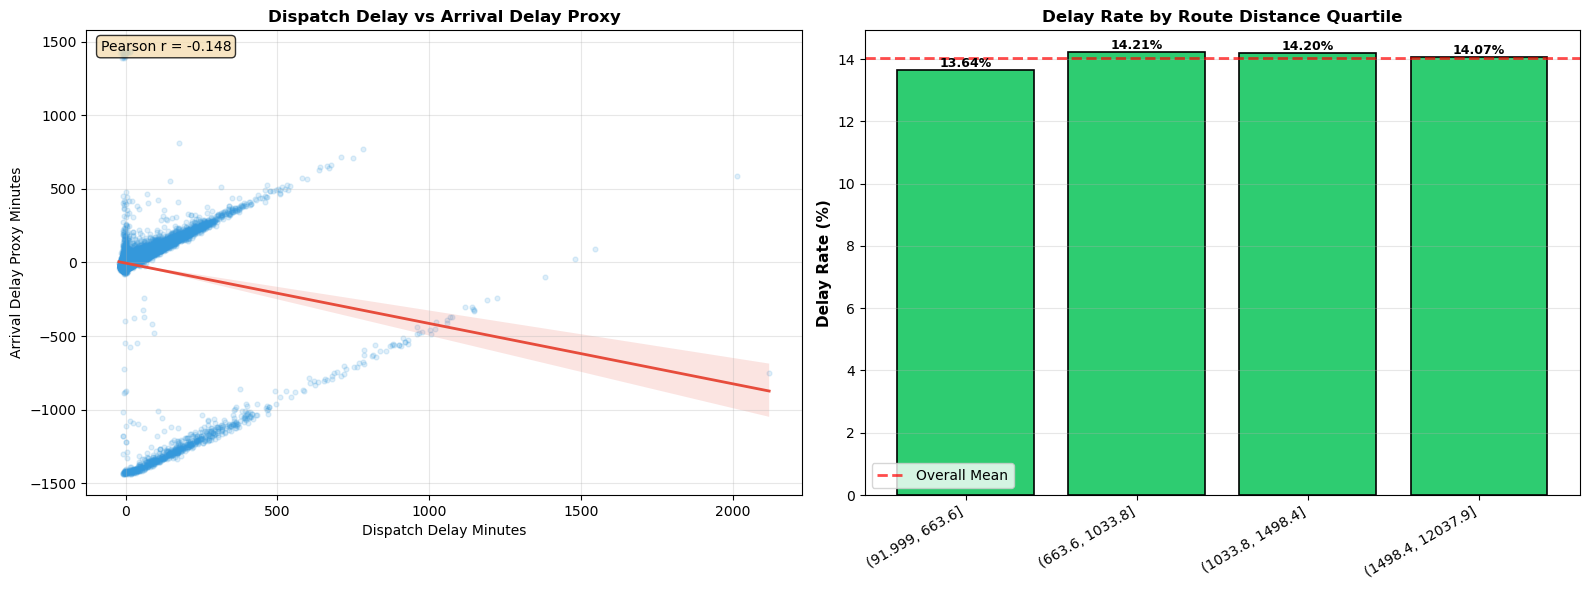
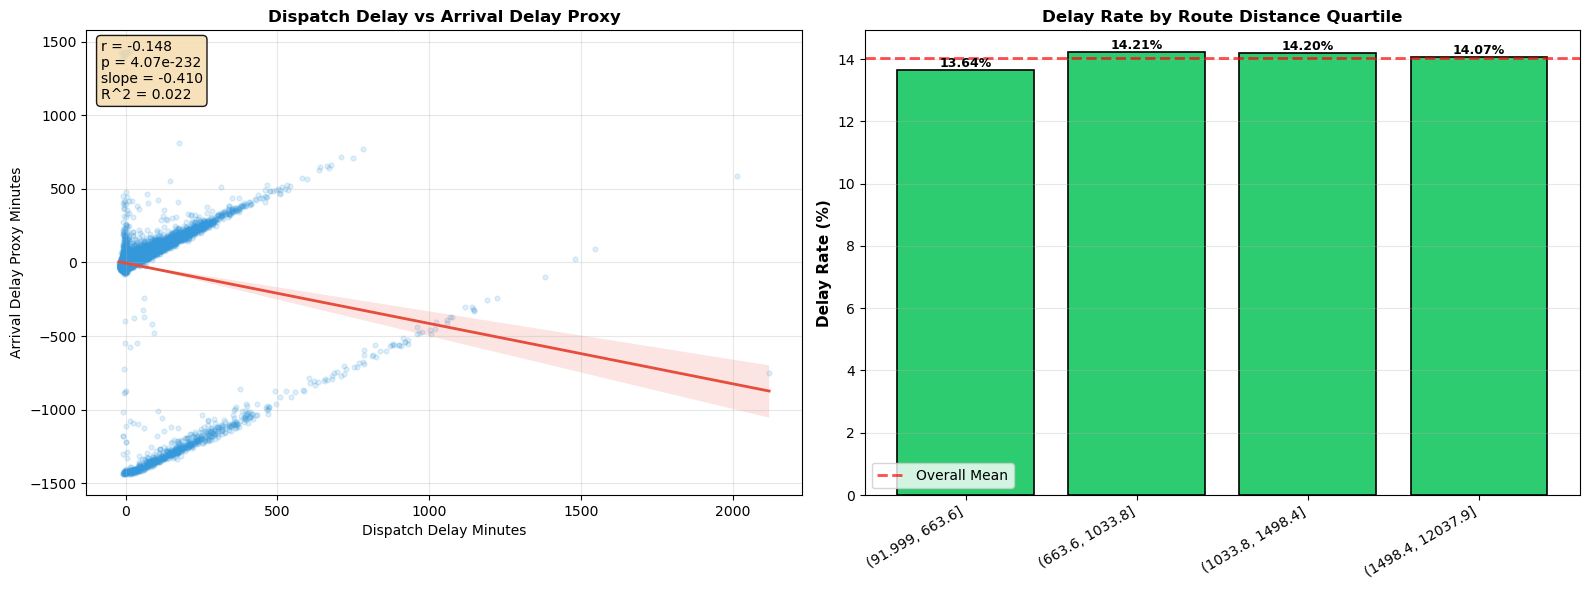
Unified diff of the notebook cell whose output changed from the first chart to the second:
--- before
+++ after
@@ -4,8 +4,21 @@
 # 1. Dispatch delay vs clock-based arrival proxy
 ax1 = axes[0]
+# Compute correlation statistics on valid pairs
+x = departure_arrival_df['dispatch_delay_minutes']
+y = departure_arrival_df['arrival_delay_proxy_minutes']
+valid_idx = x.notna() & y.notna()
+x_valid = x.loc[valid_idx]
+y_valid = y.loc[valid_idx]
+# Pearson r and p-value (note: requires >=2 samples)
+if len(x_valid) >= 2:
+    r_val, p_val = stats.pearsonr(x_valid, y_valid)
+    slope, intercept = np.polyfit(x_valid, y_valid, 1)
+    r_squared = r_val ** 2
+else:
+    r_val, p_val, slope, intercept, r_squared = (np.nan, np.nan, np.nan, np.nan, np.nan)
+
 sns.regplot(
-    data=departure_arrival_df,
-    x='dispatch_delay_minutes',
-    y='arrival_delay_proxy_minutes',
+    x=x_valid,
+    y=y_valid,
     scatter_kws={'alpha': 0.15, 's': 12, 'color': '#3498db'},
     line_kws={'color': '#e74c3c', 'linewidth': 2},
@@ -16,6 +29,8 @@
 ax1.set_ylabel('Arrival Delay Proxy Minutes')
 ax1.grid(alpha=0.3)
-ax1.text(0.02, 0.98, f'Pearson r = {departure_arrival_corr:.3f}', transform=ax1.transAxes,
-         ha='left', va='top', bbox=dict(boxstyle='round', facecolor='wheat', alpha=0.8), fontsize=10)
+# Annotate with statistics (r, p-value, slope, R^2)
+stat_text = f'r = {r_val:.3f}\np = {p_val:.2e}\nslope = {slope:.3f}\nR^2 = {r_squared:.3f}'
+ax1.text(0.02, 0.98, stat_text, transform=ax1.transAxes,
+         ha='left', va='top', bbox=dict(boxstyle='round', facecolor='wheat', alpha=0.9), fontsize=10)
 
 # 2. Delay rate by route distance quartile

Commit: Part 1: consolidate imports; annotate dispatch-arrival plot; minor cleanup